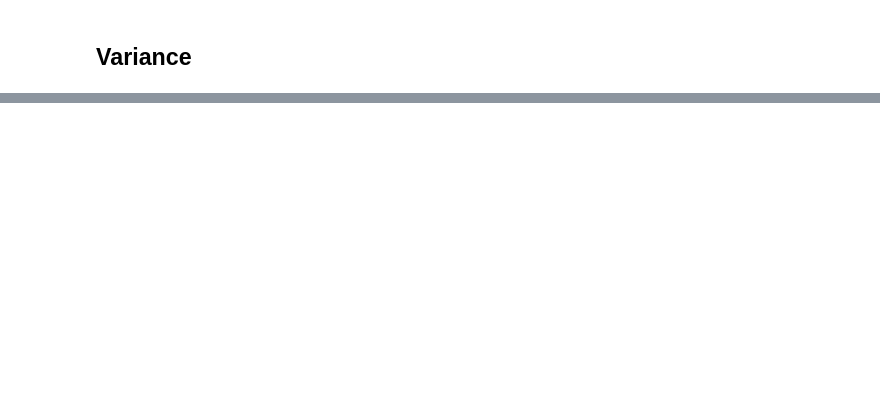
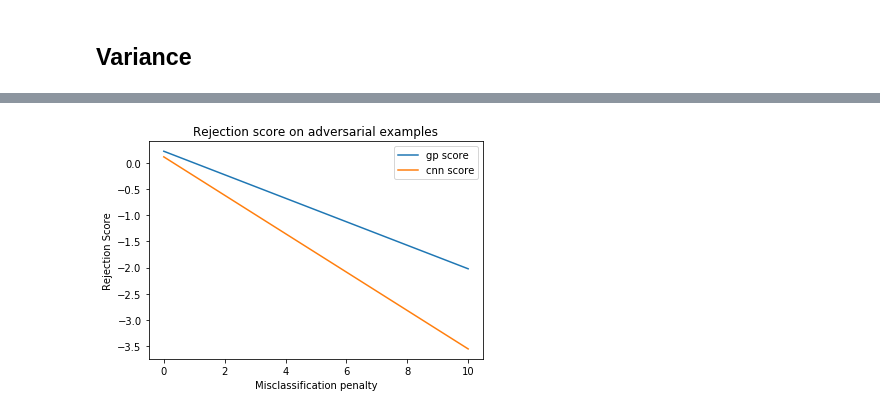
Before and after one commit to emalgorithm/gp-vs-cnn-uncertainty, a Jupyter notebook: variance_analysis.ipynb, the cells around one changed output, grey strips where cells are left out. Saved outputs shown, nothing was run; the diff lists cells and outputs as text; code cells hidden in the pictures; blank space fills up the shorter version.

```diff
--- a/variance_analysis.ipynb
+++ b/variance_analysis.ipynb
@@ -344,0 +327,18 @@ adv_x = fgsm.generate_np(h_test, **fgsm_params)
+# %%
+gp_adv_scores = np.array([218, -230, -678, -1126, -1574, -2022]) / 1000
+cnn_adv_scores = np.array([111, -621, -1353, -2085, -2817, -3549]) / 1000
+
+x = [0, 2, 4, 6, 8, 10]
+
+plt.plot(x, gp_adv_scores, label='gp score')
+plt.plot(x, cnn_adv_scores, label='cnn score')
+
+plt.legend()
+#         ax.set_ylabel('Log Perplexity')
+plt.xlabel('Misclassification penalty')
+plt.ylabel('Rejection Score')
+plt.title('Rejection score on adversarial examples'.format(datasets[i]))
+
+pylab.savefig('plots/rejection_scores_adv.pdf', bbox_inches='tight')
+# %% [output]
+[figure, added]
```
Also changed, not shown: parts of 68 cells of this notebook.
